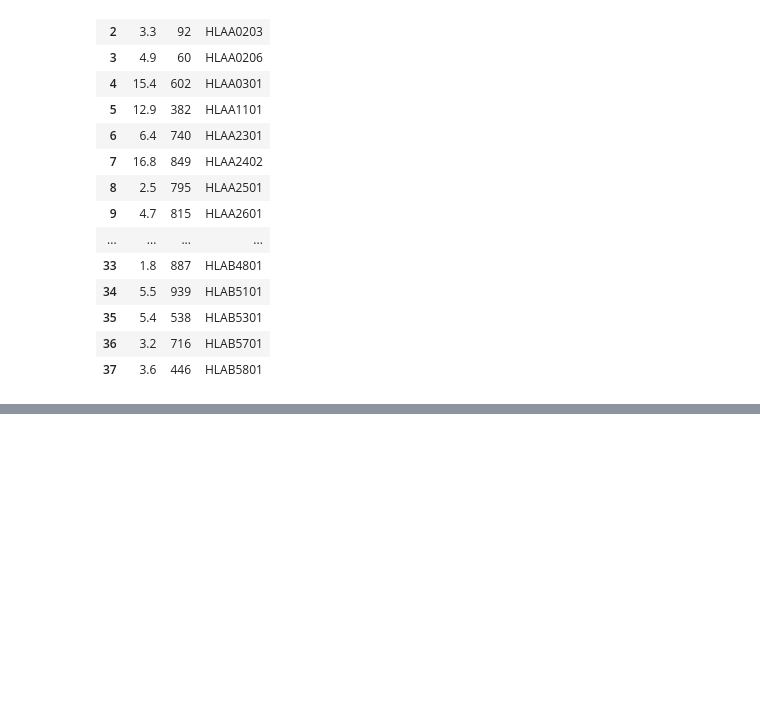
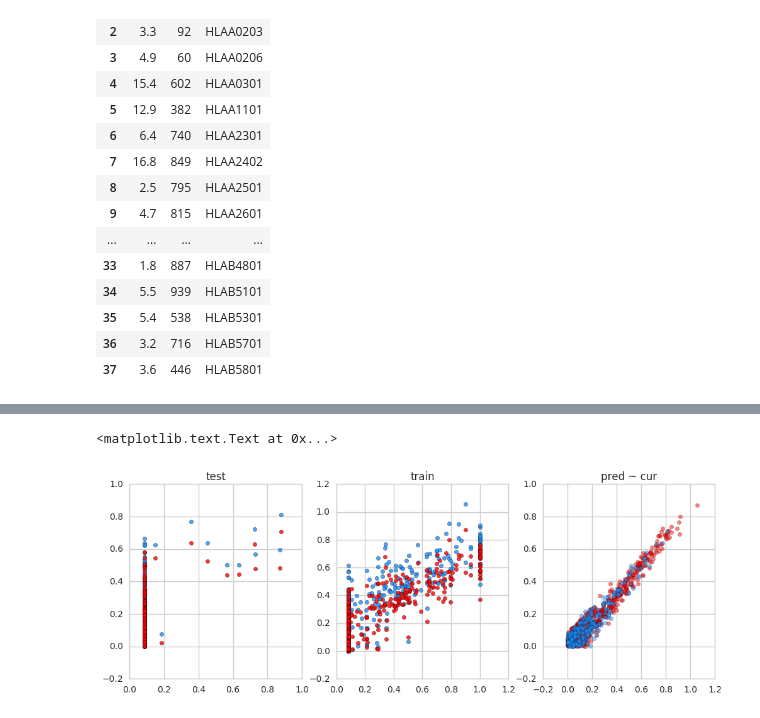
Before and after one commit to imminfo/mhc, a Jupyter notebook: data/mhc.ipynb, the cells around one changed output, grey strips where cells are left out. Drawn from its saved outputs; the diff is of its cells as text; code cells hidden in the pictures; blank space fills up the shorter version.

Commit message:
update models

```diff
--- a/data/mhc.ipynb
+++ b/data/mhc.ipynb
@@ -131,0 +191,22 @@ plt.scatter(dist, diff)
+# %%
+pred_old = pred
+pred2_old = pred2
+
+pred = [float(x) for x in open("../models_local/cnn.128.64_bal/pred.txt")]
+pred2 = [float(x) for x in open("../models_local/cnn.128.64_bal/pred_tr.txt")]
+
+fig, ax = plt.subplots(ncols=3)
+fig.set_figwidth(12)
+ax[0].scatter(df2["meas"], pred, c="dodgerblue", alpha=.8)
+ax[0].scatter(df2["meas"], pred_old, c="red", alpha=.8)
+ax[1].scatter(df1["meas"], pred2, c="dodgerblue", alpha=.8)
+ax[1].scatter(df1["meas"], pred2_old, c="red", alpha=.8)
+ax[2].scatter(pred2, pred2_old, c="red", alpha=.5)
+ax[2].scatter(pred, pred_old, c="dodgerblue", alpha=.5)
+
+ax[0].set_title("test")
+ax[1].set_title("train")
+ax[2].set_title("pred ~ cur")
+# %% [output]
+<matplotlib.text.Text at 0x...>
+[figure, added]
```
Also changed, not shown: parts of 9 cells of this notebook, 3 other files.
